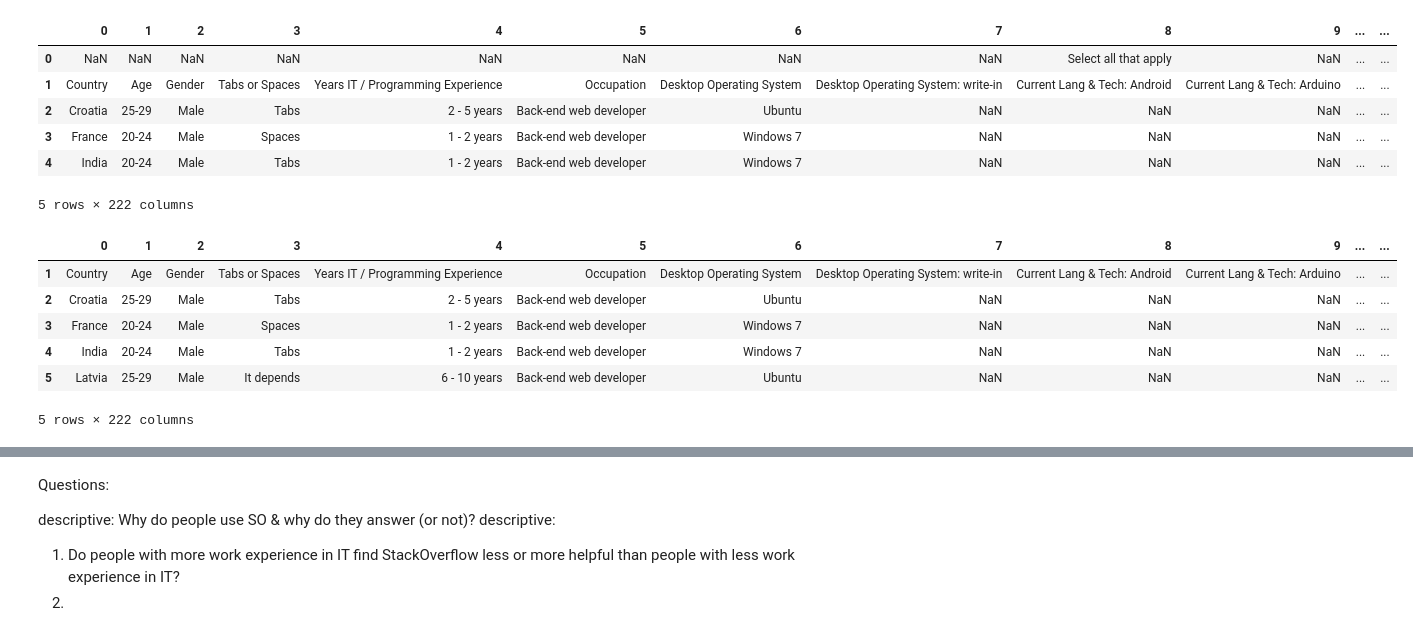
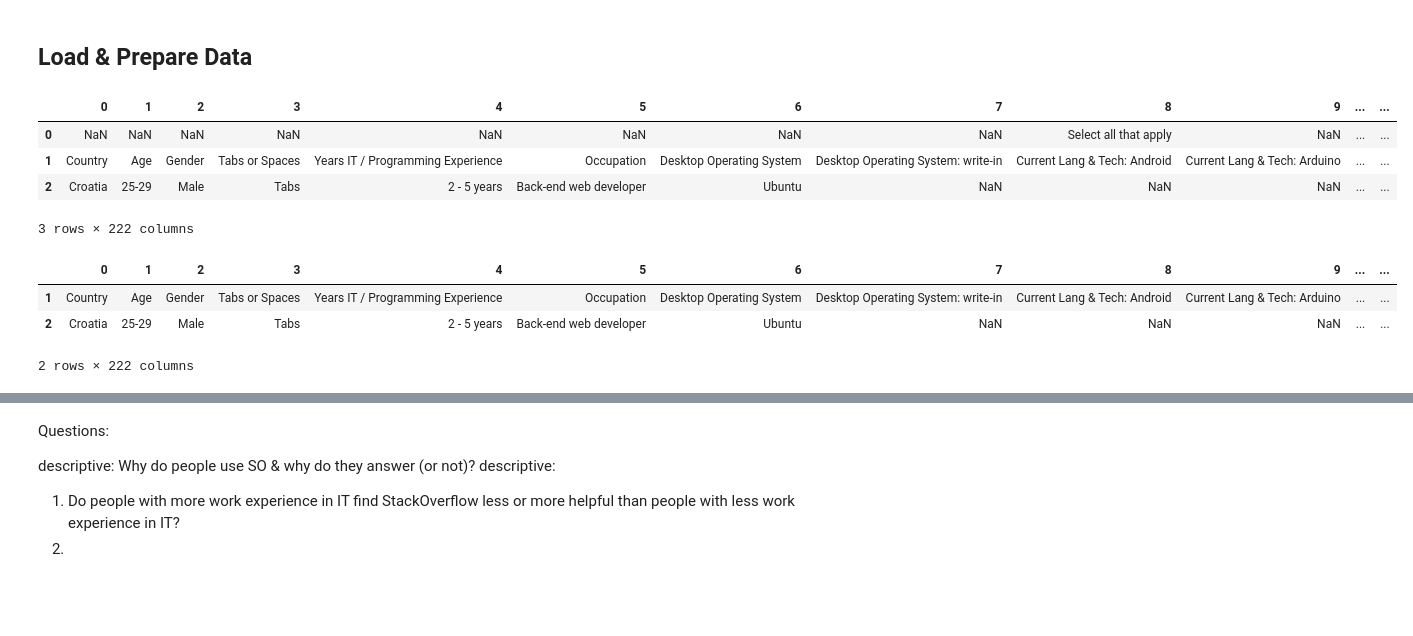
Before and after one commit to annariha/ds-project-blogpost, a Jupyter notebook: Project-1-Udacity-Blogpost.ipynb, the cells around one changed output, grey strips where cells are left out. Saved outputs shown, nothing was run; the diff lists cells and outputs as text; code cells hidden in the pictures; blank space fills up the shorter version.

```diff
--- a/Project-1-Udacity-Blogpost.ipynb
+++ b/Project-1-Udacity-Blogpost.ipynb
@@ -34,30 +54,27 @@ Questions:
+# %% [markdown]
+## Load & Prepare Data
 # %%
 # import data for year 2015
 df_raw_2015 = pd.read_csv('data/survey_results_public_2015.csv', low_memory=False, header=None)
 # inspect df
-df_raw_2015.head()
+df_raw_2015.head(3)
 # needs cleaning, header is first row
 
-# import all .csv's at once
+# import all .csv's at once?
 # df = pd.concat(map(pd.read_csv, glob.glob(os.path.join('', "*.csv"))))
 # %% [output]
 |  | 0 | 1 | 2 | 3 | 4 | 5 | 6 | 7 | 8 | 9 | ... | ... |
 | 0 | NaN | NaN | NaN | NaN | NaN | NaN | NaN | NaN | Select all that apply | NaN | ... | ... |
 | 1 | Country | Age | Gender | Tabs or Spaces | Years IT / Programming Experience | Occupation | Desktop Operating System | Desktop Operating System: write-in | Current Lang & Tech: Android | Current Lang & Tech: Arduino | ... | ... |
 | 2 | Croatia | 25-29 | Male | Tabs | 2 - 5 years | Back-end web developer | Ubuntu | NaN | NaN | NaN | ... | ... |
-| 3 | France | 20-24 | Male | Spaces | 1 - 2 years | Back-end web developer | Windows 7 | NaN | NaN | NaN | ... | ... |
-| 4 | India | 20-24 | Male | Tabs | 1 - 2 years | Back-end web developer | Windows 7 | NaN | NaN | NaN | ... | ... |
-5 rows × 222 columns
+3 rows × 222 columns
 # %%
 # clean data
 # drop first row by selecting all rows from first row onwards
 df_2015 = df_raw_2015.iloc[1: , :]
-df_2015.head()
+df_2015.head(2)
 # %% [output]
 |  | 0 | 1 | 2 | 3 | 4 | 5 | 6 | 7 | 8 | 9 | ... | ... |
 | 1 | Country | Age | Gender | Tabs or Spaces | Years IT / Programming Experience | Occupation | Desktop Operating System | Desktop Operating System: write-in | Current Lang & Tech: Android | Current Lang & Tech: Arduino | ... | ... |
 | 2 | Croatia | 25-29 | Male | Tabs | 2 - 5 years | Back-end web developer | Ubuntu | NaN | NaN | NaN | ... | ... |
-| 3 | France | 20-24 | Male | Spaces | 1 - 2 years | Back-end web developer | Windows 7 | NaN | NaN | NaN | ... | ... |
-| 4 | India | 20-24 | Male | Tabs | 1 - 2 years | Back-end web developer | Windows 7 | NaN | NaN | NaN | ... | ... |
-| 5 | Latvia | 25-29 | Male | It depends | 6 - 10 years | Back-end web developer | Ubuntu | NaN | NaN | NaN | ... | ... |
-5 rows × 222 columns
+2 rows × 222 columns
```
Also changed, not shown: parts of 24 cells of this notebook.
